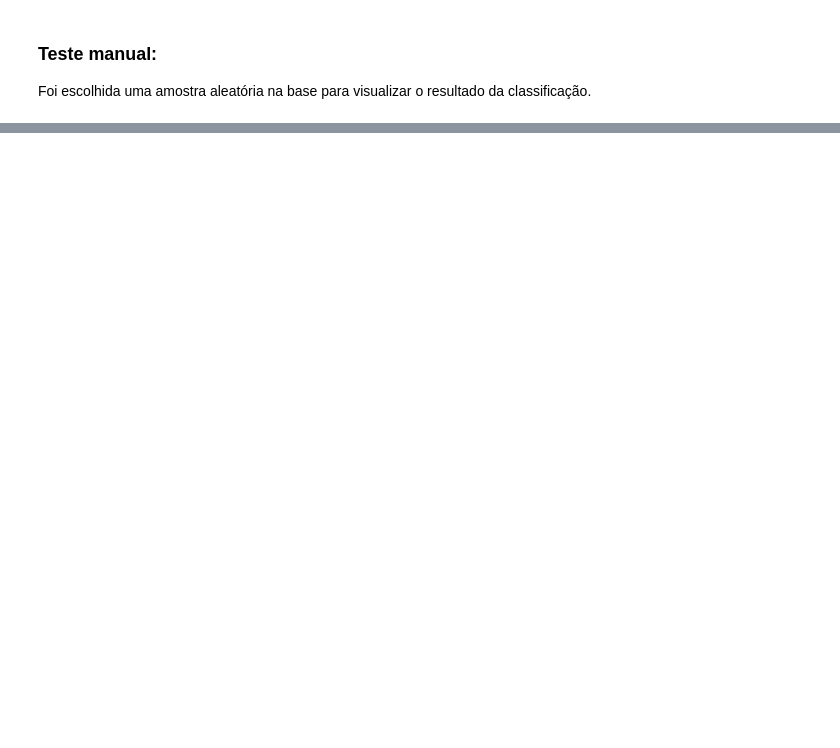
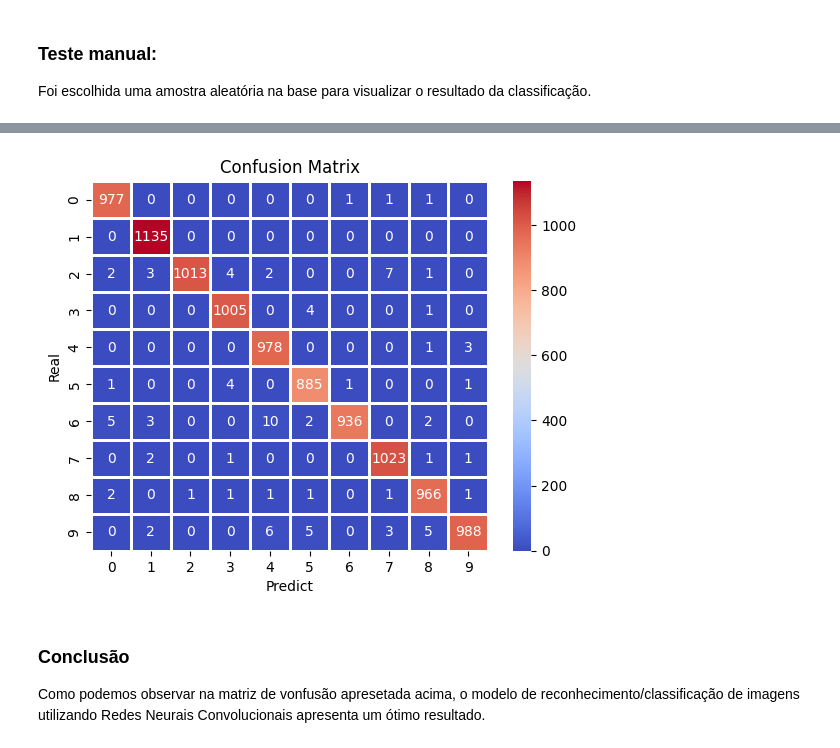
Before and after one commit to williansmprimo/visao_computacional, a Jupyter notebook: reconhecimento_base_mnist.ipynb, the cells around one changed output, grey strips where cells are left out. Cells and saved outputs as stored; diff of their text form; code cells hidden in the pictures; blank space fills up the shorter version.

Commit message:
Versão com Matriz de Confusão

```diff
--- a/reconhecimento_base_mnist.ipynb
+++ b/reconhecimento_base_mnist.ipynb
@@ -14,7 +22,8 @@ No techo de código a seguir é feita a separação da base em Treinamento e Tes
 Além disso, é feita a divisão dos valores corrspodentes a intensidade dos pixels por 255, com o objetivo de tornar as entradas no intervalo [0, 1], o que permite um ajuste do modelo mais rápido e eficiente.
 # %%
 class_names = np.array(['0', '1', '2', '3', '4', '5', '6', '7', '8', '9'])
-(x_train, y_train), (x_test, y_test) = mnist.load_data()
+dataset = mnist.load_data()
+(x_train, y_train), (x_test, y_test) = dataset
 model_size = (x_train[0].shape[0], x_train[0].shape[1], 1)  #28, 28, 1
 layer_size = 1024
 out_size = class_names.shape[0]
@@ -106,0 +118,6 @@ array([[6.5681066e-10, 7.8652015e-08, 9.9999988e-01, 3.2499805e-09,
+# %%
+# Cacula a a acurácia do modelo
+prediction = model.predict(x_test).tolist()
+prediction_discreet = [pred.index(max(pred)) for pred in prediction] #Captura o indice da classe com maior probabilidade
+accuracy = accuracy_score(y_test, prediction_discreet)
+print("Accuracy:", accuracy)
@@ -106,0 +147,13 @@ array([[6.5681066e-10, 7.8652015e-08, 9.9999988e-01, 3.2499805e-09,
+# %%
+# Matriz de confusão
+matrix= metrics.confusion_matrix(y_test, prediction_discreet)
+sns.heatmap(matrix, cmap='coolwarm', annot=True, linewidth=1, fmt='d')
+plt.xlabel('Predict')
+plt.ylabel('Real')
+plt.title('Confusion Matrix')
+plt.show()
+# %% [output]
+[figure, added]
+# %% [markdown]
+### Conclusão
+Como podemos observar na matriz de vonfusão apresetada acima, o modelo de reconhecimento/classificação de imagens utilizando Redes Neurais Convolucionais apresenta um ótimo resultado.
```
Also changed, not shown: parts of 9 cells of this notebook.
